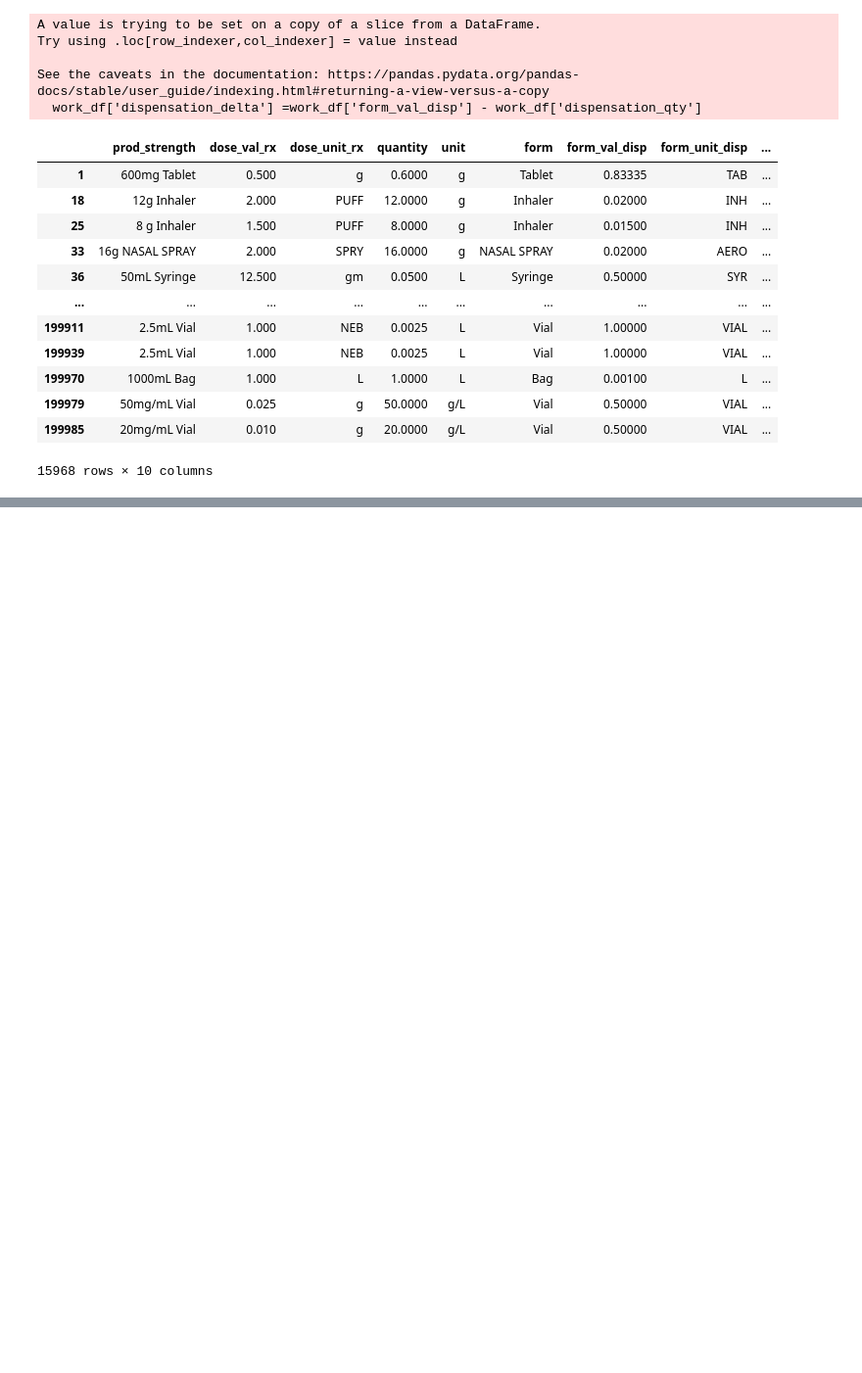
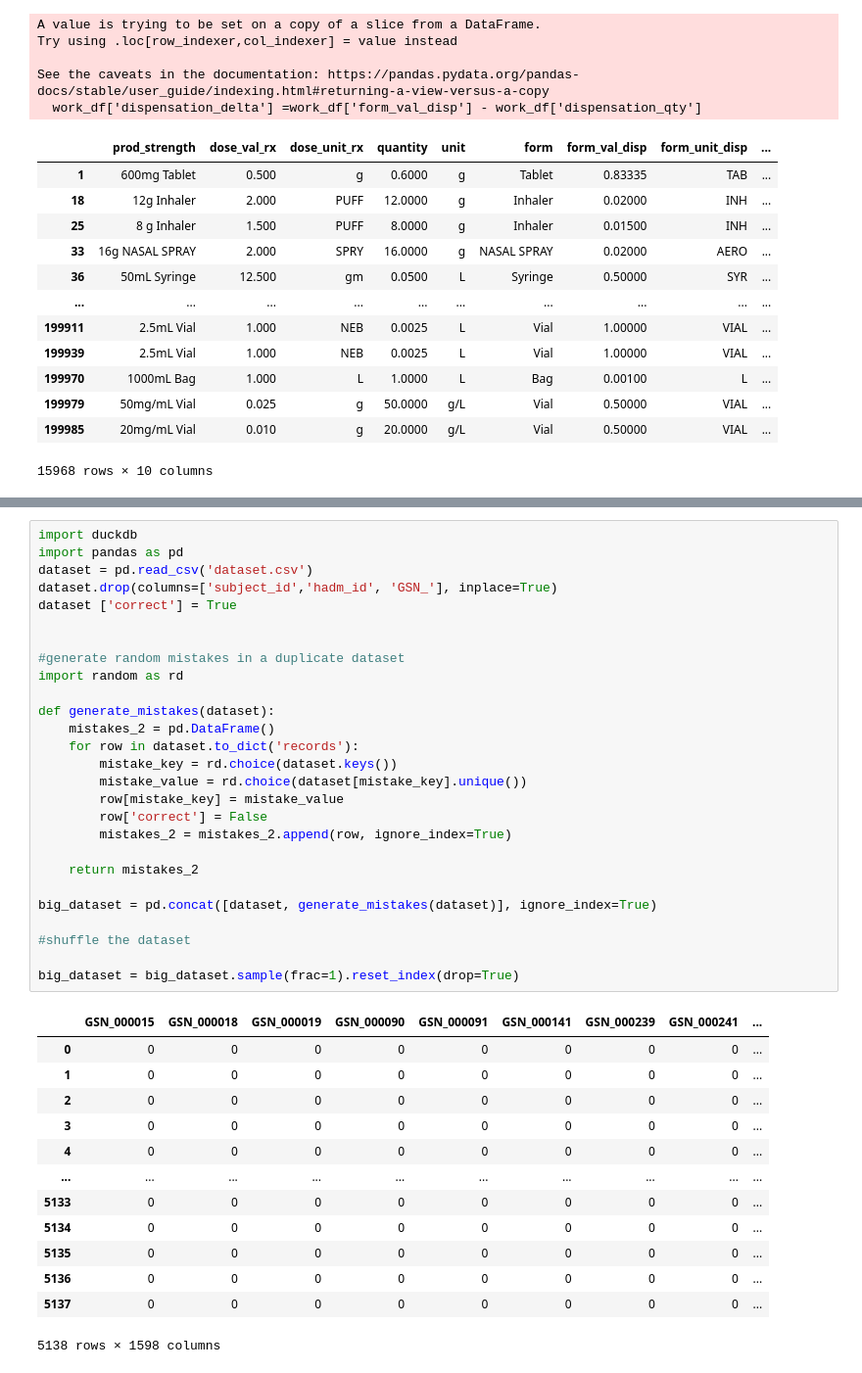
Before and after one commit to JulesVoyer/PDI, a Jupyter notebook: Traitement.ipynb, the cells around one changed output, grey strips where cells are left out. Shown: that part at 98% size. Drawn from its saved outputs; the diff is of its cells as text; blank space fills up the shorter version.

Commit message:
data acquisition, preprocessing and error generation

```diff
--- a/Traitement.ipynb
+++ b/Traitement.ipynb
@@ -232,0 +257,41 @@ See the caveats in the documentation: https://pandas.pydata.org/pandas-docs/stab
+# %%
+import duckdb
+import pandas as pd
+dataset = pd.read_csv('dataset.csv')
+dataset.drop(columns=['subject_id','hadm_id', 'GSN_'], inplace=True)
+dataset ['correct'] = True
+
+
+#generate random mistakes in a duplicate dataset
+import random as rd
+
+def generate_mistakes(dataset):
+    mistakes_2 = pd.DataFrame()
+    for row in dataset.to_dict('records'):
+        mistake_key = rd.choice(dataset.keys())
+        mistake_value = rd.choice(dataset[mistake_key].unique())
+        row[mistake_key] = mistake_value
+        row['correct'] = False
+        mistakes_2 = mistakes_2.append(row, ignore_index=True)
+
+    return mistakes_2
+
+big_dataset = pd.concat([dataset, generate_mistakes(dataset)], ignore_index=True)
+
+#shuffle the dataset
+
+big_dataset = big_dataset.sample(frac=1).reset_index(drop=True)
+# %% [output]
+|  | GSN_000015 | GSN_000018 | GSN_000019 | GSN_000090 | GSN_000091 | GSN_000141 | GSN_000239 | GSN_000241 | ... |
+| 0 | 0 | 0 | 0 | 0 | 0 | 0 | 0 | 0 | ... |
+| 1 | 0 | 0 | 0 | 0 | 0 | 0 | 0 | 0 | ... |
+| 2 | 0 | 0 | 0 | 0 | 0 | 0 | 0 | 0 | ... |
+| 3 | 0 | 0 | 0 | 0 | 0 | 0 | 0 | 0 | ... |
+| 4 | 0 | 0 | 0 | 0 | 0 | 0 | 0 | 0 | ... |
+| ... | ... | ... | ... | ... | ... | ... | ... | ... | ... |
+| 5133 | 0 | 0 | 0 | 0 | 0 | 0 | 0 | 0 | ... |
+| 5134 | 0 | 0 | 0 | 0 | 0 | 0 | 0 | 0 | ... |
+| 5135 | 0 | 0 | 0 | 0 | 0 | 0 | 0 | 0 | ... |
+| 5136 | 0 | 0 | 0 | 0 | 0 | 0 | 0 | 0 | ... |
+| 5137 | 0 | 0 | 0 | 0 | 0 | 0 | 0 | 0 | ... |
+5138 rows × 1598 columns
```
Also changed, not shown: parts of 2 cells of this notebook, 1 other file.
